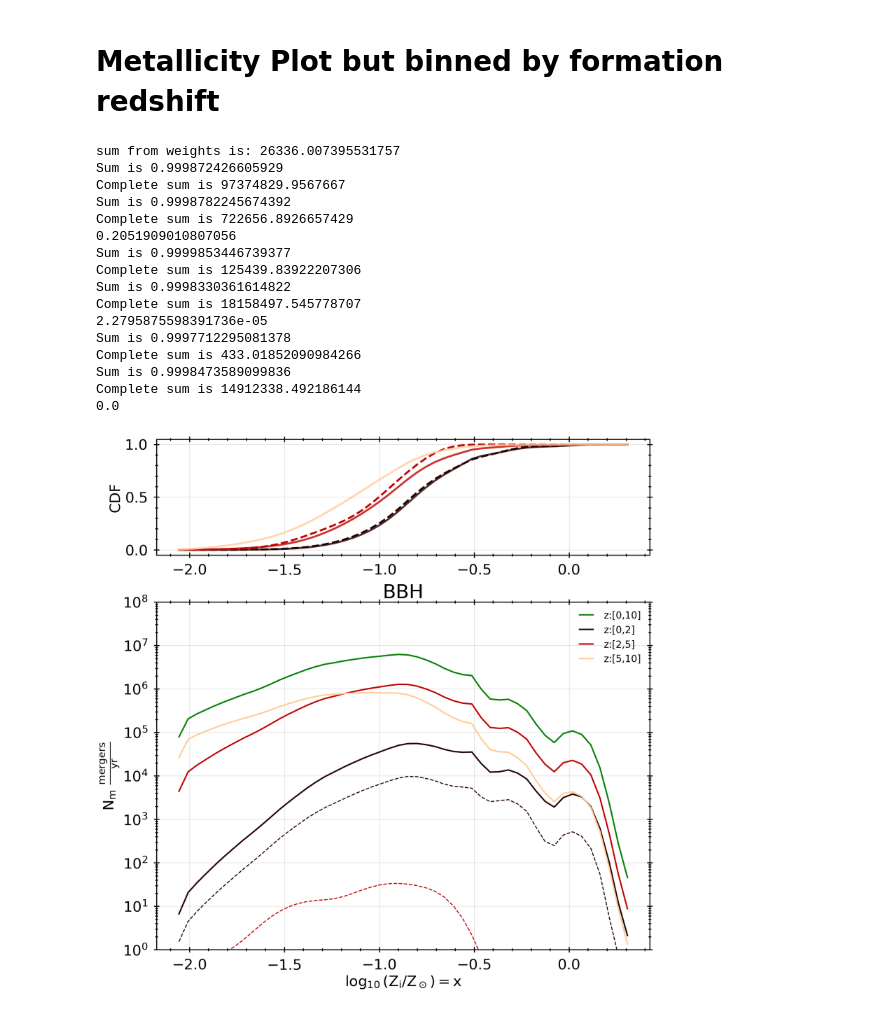
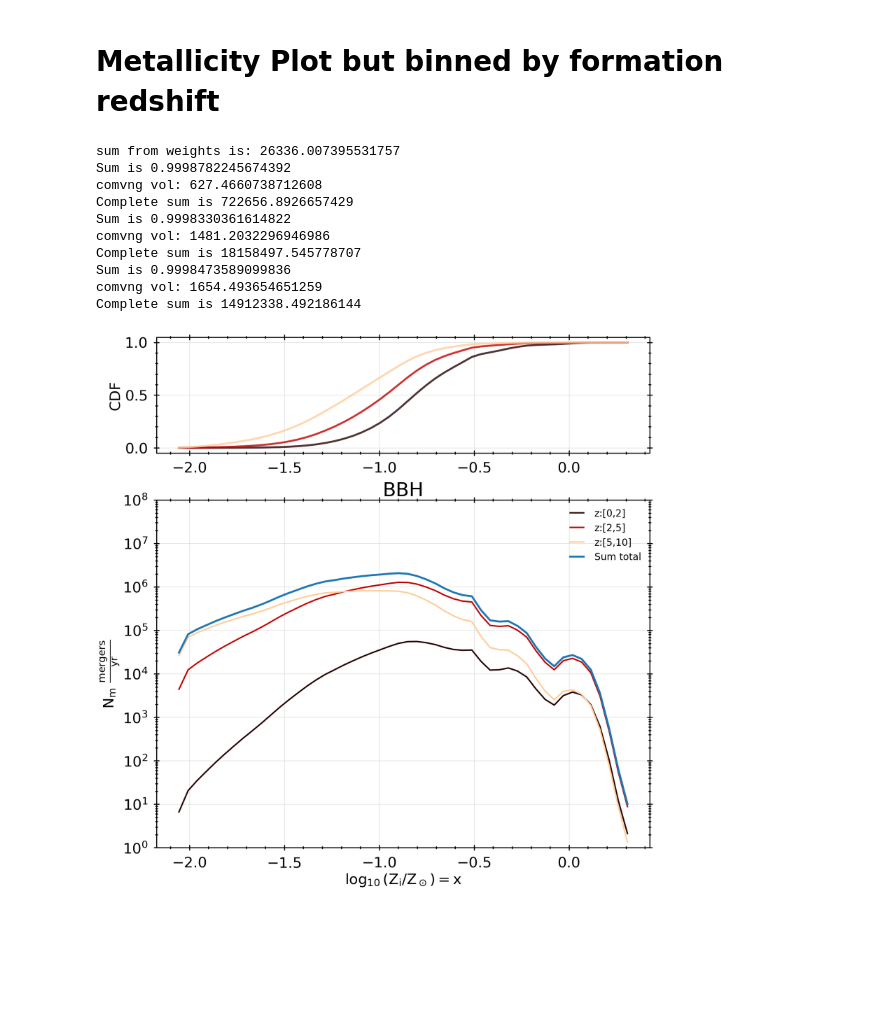
Before and after one commit to stlgolfer/metallicity_mergers, a Jupyter notebook: convolve_test.ipynb, the cells around one changed output. Saved outputs shown, nothing was run; the diff lists cells and outputs as text; code cells hidden in the pictures; blank space fills up the shorter version.

Commit message:
Fixing sum total line

```diff
--- a/convolve_test.ipynb
+++ b/convolve_test.ipynb
@@ -880,6 +879,7 @@ def do_metallicity_plot_to_redshift(left, right, color, with_SNR=False, draw_CDF
     Vleft = Planck13.comoving_volume(left).to(u.Gpc**3).value
     Vright = Planck13.comoving_volume(right).to(u.Gpc**3).value
     comoving_volume = Vright - Vleft
+    print(f'comvng vol: {comoving_volume}')
 
     plot_line = dco_metallicity_weighted_kde(dco_met_bins_midpoints)*dlogZ*np.sum(weights)*comoving_volume#*snr
     print(f'Complete sum is {np.sum(plot_line)}')
@@ -896,47 +896,46 @@ def do_metallicity_plot_to_redshift(left, right, color, with_SNR=False, draw_CDF
     # cdf_ax.tick_params(axis='y', labelcolor='red')
     # cdf_ax.set_yscale('log')
     # form_ax.axhline(plot_line.max())
+    return dco_met_bins_midpoints, plot_line
 
 print(f'sum from weights is: {np.sum(fiducial_plotting_data['all_weights'])}')
 
 color_bins = plt.cm.gist_heat(np.linspace(0.1, 0.9, len(redshift_edges)-1))
 alt_color_bins = plt.cm.Greens(np.linspace(0.3, 0.9, len(redshift_edges)-1))
 
-do_metallicity_plot_to_redshift(0, 10, 'green')
+# zm_bins, _ = do_metallicity_plot_to_redshift(0, 10, 'green')
+zm_bins, intrinsic_start = do_metallicity_plot_to_redshift(redshift_edges[0], redshift_edges[1], color_bins[0], draw_CDF=True)
+sum_total = np.zeros_like(zm_bins)
 
-for i in range(len(redshift_edges)-1):
-    do_metallicity_plot_to_redshift(redshift_edges[i], redshift_edges[i+1], color_bins[i], draw_CDF=True)
-    do_metallicity_plot_to_redshift(redshift_edges[i], redshift_edges[i+1], color_bins[i], with_SNR=True, with_label=False, draw_CDF=True)
-
+for i in range(1, len(redshift_edges)-1):
+    _, intrinsic_line = do_metallicity_plot_to_redshift(redshift_edges[i], redshift_edges[i+1], color_bins[i], draw_CDF=True)
+    sum_total = sum_total + intrinsic_line
+    # do_metallicity_plot_to_redshift(redshift_edges[i], redshift_edges[i+1], color_bins[i], with_SNR=True, with_label=False, draw_CDF=True)
+form_ax['Bottom'].plot(zm_bins, sum_total, label='Sum total')
+# assert np.allclose(sum_total, total_plot), "intrinsic sum fail"
 # do_metallicity_plot_to_redshift(0, 5, 'red')
 # do_metallicity_plot_to_redshift(0, 5, 'green', with_SNR=True)
 
 form_ax['Bottom'].set_xlabel(r'$\log_{10}(Z_i/Z_\odot)=x$' if PLOT_Z_LOG else r'$Z_i/Z_\odot=x$')
 
 # form_ax.set_ylabel(r'$dN(x)*\int_{z_1}^{z_2} dz \frac{dR_m}{dz}$')
 form_ax['Bottom'].set_ylabel(r'$N_m~\frac{\text{mergers}}{yr}$')
 form_ax['Bottom'].set_yscale('log')
 form_ax['Bottom'].set_title(f'{TYPES}')
 form_ax['Bottom'].set_ylim(1, 1e8)
 form_ax['Bottom'].legend()
 form_ax['Top'].set_ylabel('CDF')
 # form_ax['SNR'].set_ylabel('With SNR CDF')
 form_fig.show()
 # %% [output]
 sum from weights is: 26336.007395531757
-Sum is 0.999872426605929
-Complete sum is 97374829.9567667
 Sum is 0.9998782245674392
+comvng vol: 627.4660738712608
 Complete sum is 722656.8926657429
-0.2051909010807056
-Sum is 0.9999853446739377
-Complete sum is 125439.83922207306
 Sum is 0.9998330361614822
+comvng vol: 1481.2032296946986
 Complete sum is 18158497.545778707
-2.2795875598391736e-05
-Sum is 0.9997712295081378
-Complete sum is 433.01852090984266
 Sum is 0.9998473589099836
+comvng vol: 1654.493654651259
 Complete sum is 14912338.492186144
-0.0
-[figure, old version]
+[figure, new version]
```
Also changed, not shown: parts of 2 cells of this notebook, 1 other file.
